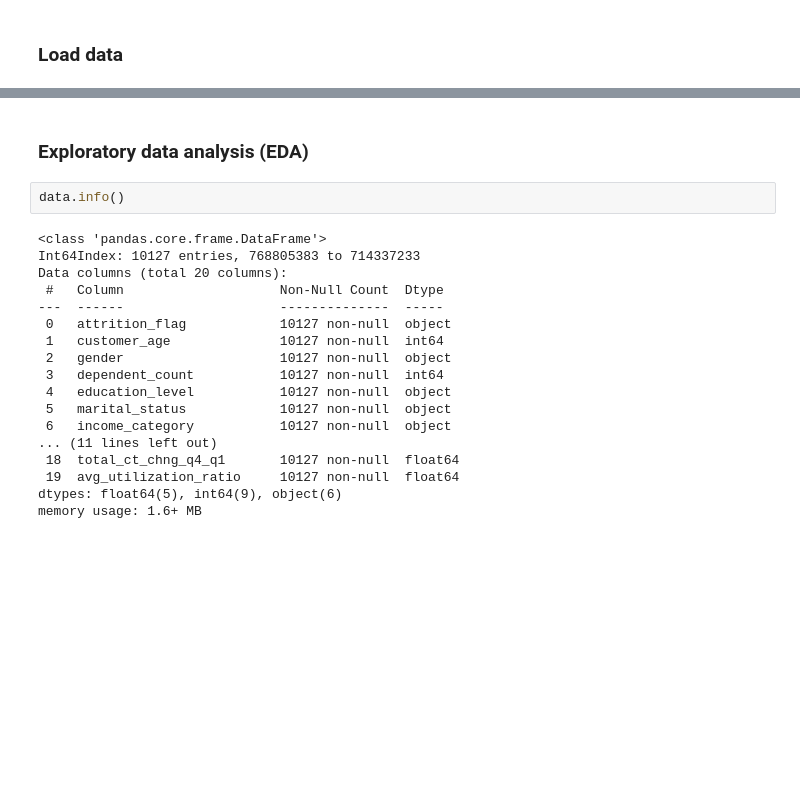
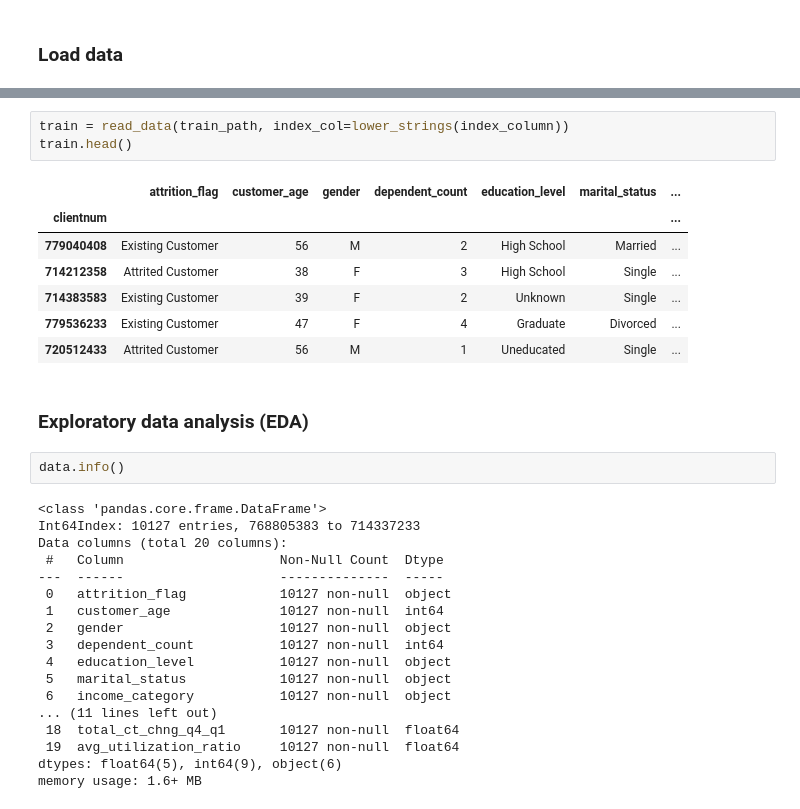
Before and after one commit to ppkgtmm/bank-churn-prediction, a Jupyter notebook: exploration.ipynb, the cells around one changed output, grey strips where cells are left out. Cells and saved outputs as stored; diff of their text form; blank space fills up the shorter version.

```diff
--- a/exploration.ipynb
+++ b/exploration.ipynb
@@ -27,6 +29,17 @@ data.head()
 | 713982108 | Existing Customer | 51 | M | 3 | Graduate | Married | ... |
 | 769911858 | Existing Customer | 40 | F | 4 | High School | Unknown | ... |
 | 709106358 | Existing Customer | 40 | M | 3 | Uneducated | Married | ... |
+# %%
+train = read_data(train_path, index_col=lower_strings(index_column))
+train.head()
+# %% [output]
+|  | attrition_flag | customer_age | gender | dependent_count | education_level | marital_status | ... |
+| clientnum |  |  |  |  |  |  | ... |
+| 779040408 | Existing Customer | 56 | M | 2 | High School | Married | ... |
+| 714212358 | Attrited Customer | 38 | F | 3 | High School | Single | ... |
+| 714383583 | Existing Customer | 39 | F | 2 | Unknown | Single | ... |
+| 779536233 | Existing Customer | 47 | F | 4 | Graduate | Divorced | ... |
+| 720512433 | Attrited Customer | 56 | M | 1 | Uneducated | Single | ... |
 # %% [markdown]
 ### Exploratory data analysis (EDA)
 # %%
```
Also changed, not shown: parts of 11 cells of this notebook.
